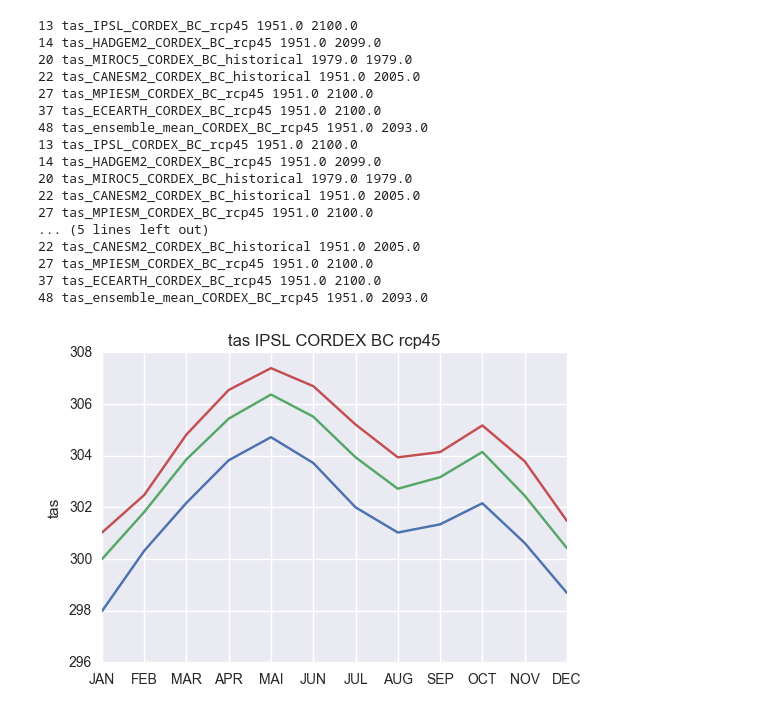
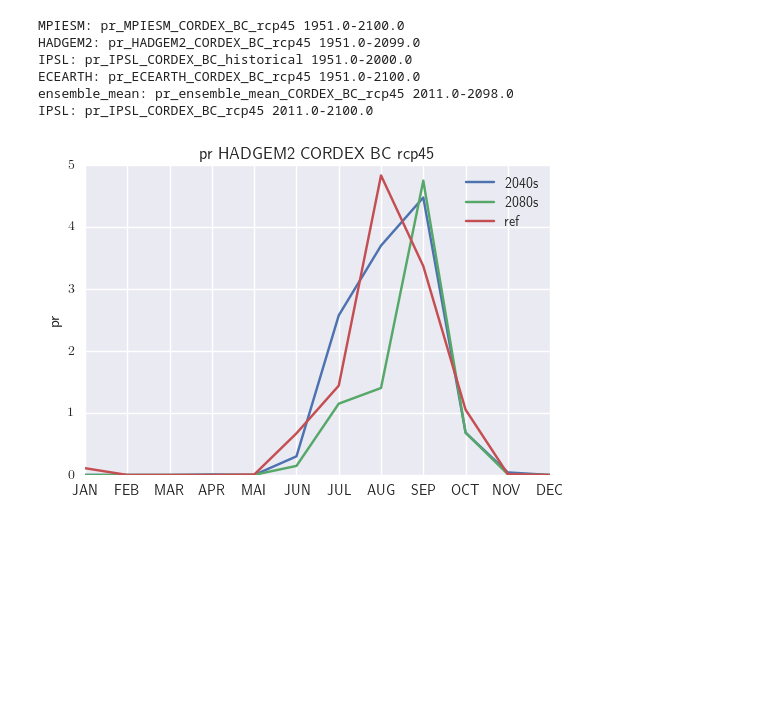
Before and after one commit to peterpeterp/country_analysis, a Jupyter notebook: Plots for presentation.ipynb, the cells around one changed output. Cells and saved outputs as stored; diff of their text form; code cells hidden in the pictures; blank space fills up the shorter version.

Commit message:
issues with: - unit conversions (does not have to be automatic) - annual cycles? - add boundaries in plots? - model agreement!

```diff
--- a/Plots for presentation.ipynb
+++ b/Plots for presentation.ipynb
@@ -20,24 +22,17 @@ SEN.load_from_tar('Projects/country_analysis/SEN.tar.gz')
 # %%
 fig, ax = plt.subplots(nrows=1, ncols=1,figsize=(6,4))
-for period in [[1986,2006],[2035,2055],[2075,2095]]:
-    SEN.selection(['CORDEX_BC','tas'])[0].plot_annual_cycle(region='SEN',ax=ax,period=period)
+periods={'ref':[1986,2006],'2040s':[2035,2055],'2080s':[2075,2095]}
+example=SEN.ensemble(['CORDEX_BC','pr'])['HADGEM2']
+#example.average['lat_weighted']['SEN']-=273.15
+for period in periods.keys():
+    example.plot_annual_cycle(region='Louga',ax=ax,period=periods[period],label=period)
+plt.legend(loc='best')
 plt.show()
 # %% [output]
-13 tas_IPSL_CORDEX_BC_rcp45 1951.0 2100.0
-14 tas_HADGEM2_CORDEX_BC_rcp45 1951.0 2099.0
-20 tas_MIROC5_CORDEX_BC_historical 1979.0 1979.0
-22 tas_CANESM2_CORDEX_BC_historical 1951.0 2005.0
-27 tas_MPIESM_CORDEX_BC_rcp45 1951.0 2100.0
-37 tas_ECEARTH_CORDEX_BC_rcp45 1951.0 2100.0
-48 tas_ensemble_mean_CORDEX_BC_rcp45 1951.0 2093.0
-13 tas_IPSL_CORDEX_BC_rcp45 1951.0 2100.0
-14 tas_HADGEM2_CORDEX_BC_rcp45 1951.0 2099.0
-20 tas_MIROC5_CORDEX_BC_historical 1979.0 1979.0
-22 tas_CANESM2_CORDEX_BC_historical 1951.0 2005.0
-27 tas_MPIESM_CORDEX_BC_rcp45 1951.0 2100.0
-... (5 lines left out)
-22 tas_CANESM2_CORDEX_BC_historical 1951.0 2005.0
-27 tas_MPIESM_CORDEX_BC_rcp45 1951.0 2100.0
-37 tas_ECEARTH_CORDEX_BC_rcp45 1951.0 2100.0
-48 tas_ensemble_mean_CORDEX_BC_rcp45 1951.0 2093.0
+MPIESM: pr_MPIESM_CORDEX_BC_rcp45 1951.0-2100.0
+HADGEM2: pr_HADGEM2_CORDEX_BC_rcp45 1951.0-2099.0
+IPSL: pr_IPSL_CORDEX_BC_historical 1951.0-2000.0
+ECEARTH: pr_ECEARTH_CORDEX_BC_rcp45 1951.0-2100.0
+ensemble_mean: pr_ensemble_mean_CORDEX_BC_rcp45 2011.0-2098.0
+IPSL: pr_IPSL_CORDEX_BC_rcp45 2011.0-2100.0
-[figure, old version]
+[figure, new version]
```
Also changed, not shown: parts of 1 cell of this notebook, 2 other files.
